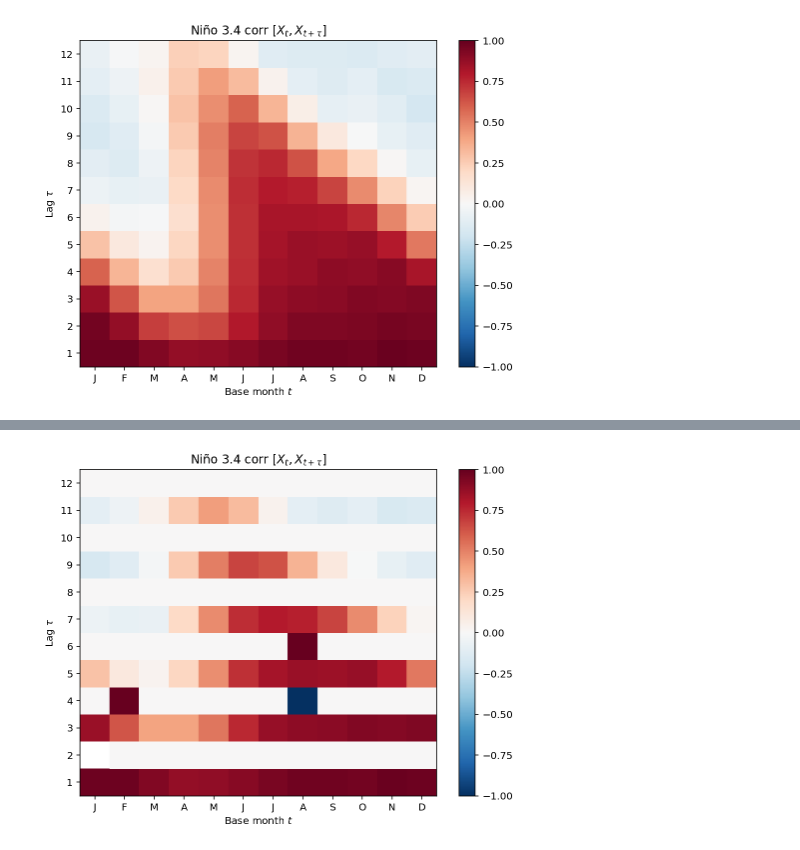
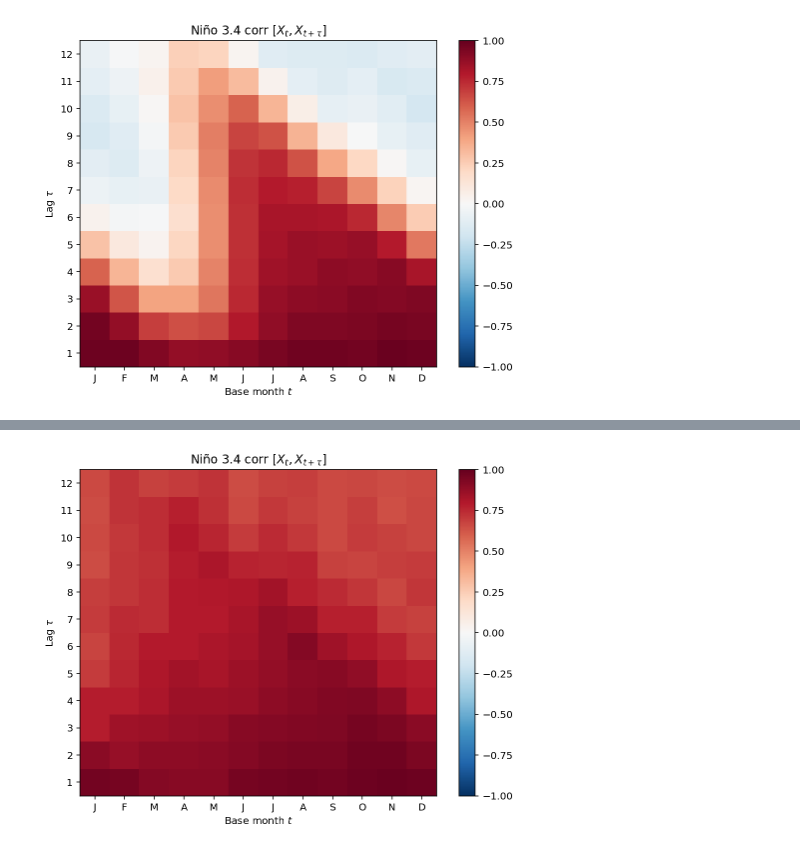
Before and after one commit to jp3993/apma4990-jp3993, a Jupyter notebook: HW-07.ipynb, the cells around one changed output, grey strips where cells are left out. Cells and saved outputs as stored; diff of their text form; code cells hidden in the pictures.

```diff
--- a/HW-07.ipynb
+++ b/HW-07.ipynb
@@ -694,3 +694,18 @@ def lag1_cor_by_month(x):
         wrk[ii,:] = np.std(x2d[idx,:], ddof = 1, axis = 0)
     ci = np.percentile(wrk, np.array([5, 50, 95]), axis=0);
     return ci
+# %%
+rho1 = np.empty((12, 1000)) + np.nan
+for imonth in range(0, 12):
+    for jj in range(0, 1000):
+        wrk1 = n34a[imonth::12]
+        wrk2 = n34a.shift(T=-1)[imonth::12]
+        nyears = len(wrk1)
+        idx = np.random.choice(range(0,nyears), size=nyears)
+        rho1[imonth, jj] = cor(wrk1[idx], wrk2[idx])
+
+fig, ax = plt.subplots(figsize =(8, 5))
+ax.plot(rho1)
+ax.set_xticks(np.arange(0,12));
+ax.set_xticklabels(m_str);
+ax.set_title('corr [$X_t, X_{t+1}$]');
@@ -803,18 +823,21 @@ print(type(xr))
+# %%
+#make x_periodic_AR1 into xarray
+x = n34a[1:].copy(data = x_periodic_AR1)
 # %%
 max_lag = 12
 cc = np.empty((12,12))
 for imonth in range(0, 12):
-    for lag in range(1, max_lag + 1, 2):
-        cc[lag - 1, imonth] = cor(n34a[imonth::12], n34a.shift(T = -lag)[imonth::12])
+    for lag in range(1, max_lag + 1):
+        cc[lag - 1, imonth] = cor(x[imonth::12], x.shift(T = -lag)[imonth::12])
 
 fig, ax = plt.subplots(figsize = (8, 6))
 g = ax.pcolormesh(np.arange(0, 12 + 1), np.arange(0, max_lag + 1) + 0.5, cc, vmax=1, vmin=-1, cmap='RdBu_r')
 ax.set_xticks(np.arange(0, 12) + 0.5)
 ax.set_xticklabels(m_str)
 ax.set_yticks(np.arange(1, max_lag + 1))
 plt.colorbar(g)
 ax.set_xlabel('Base month $t$')
 ax.set_ylabel(r'Lag $\tau$')
 ax.set_title(r'Niño 3.4 corr $[X_t, X_{t + \tau}]$');
 # %% [output]
-[figure, old version]
+[figure, new version]
```
Also changed, not shown: parts of 19 cells of this notebook.
